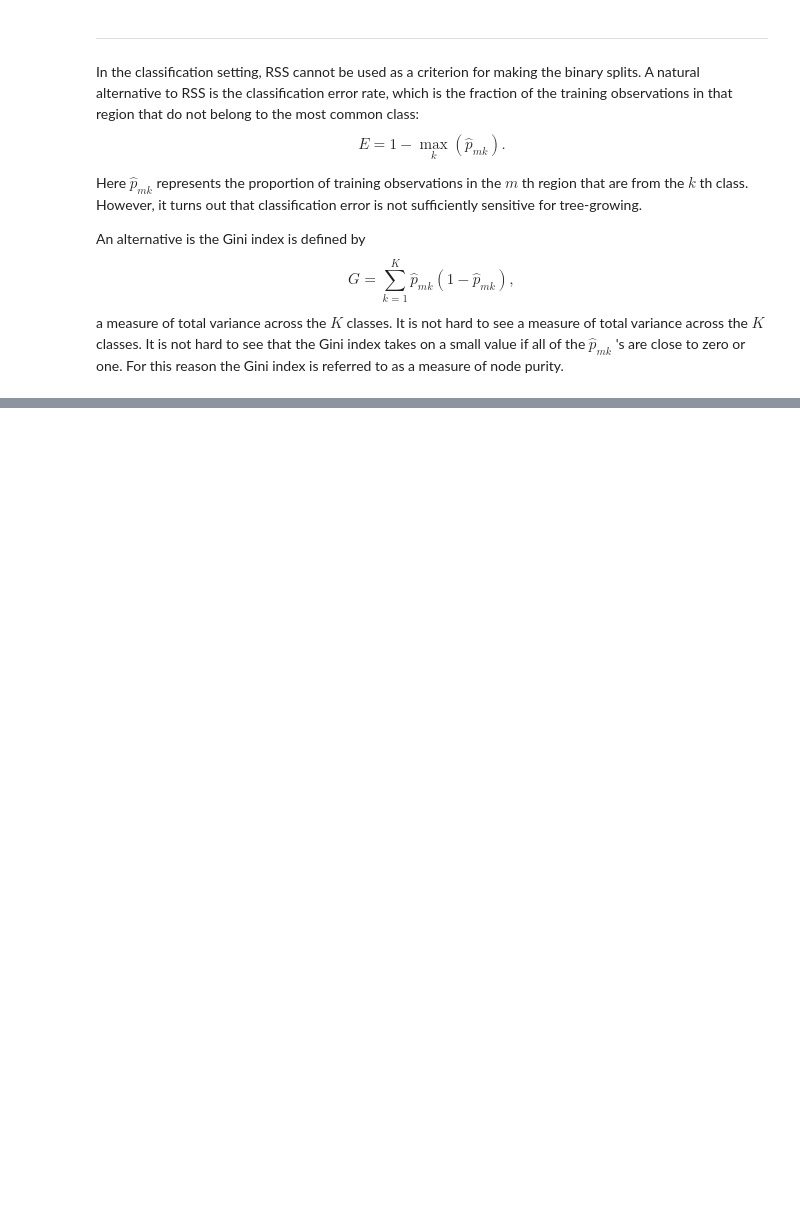
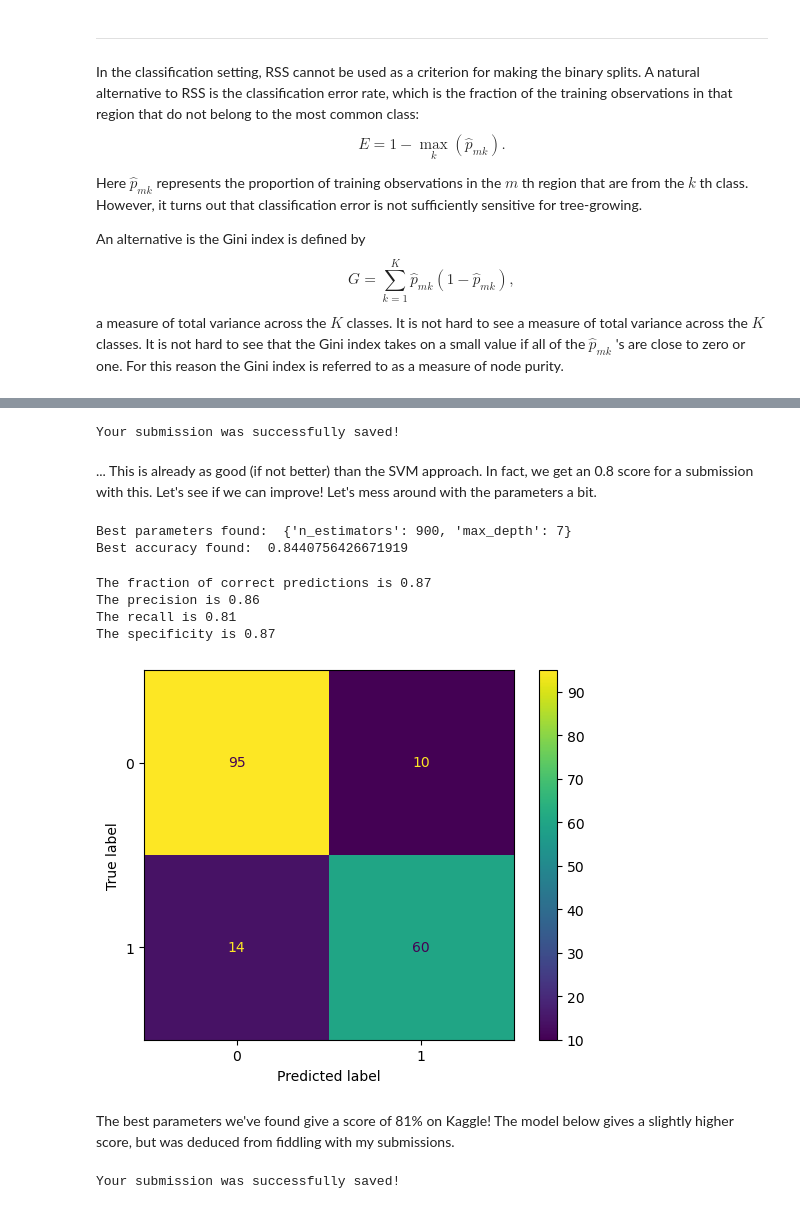
Before and after one commit to odshelley/kagglePublic, a Jupyter notebook: titanic/RFApproach.ipynb, the cells around one changed output, grey strips where cells are left out. Saved outputs shown, nothing was run; the diff lists cells and outputs as text; code cells hidden in the pictures; blank space fills up the shorter version.

```diff
--- a/titanic/RFApproach.ipynb
+++ b/titanic/RFApproach.ipynb
@@ -100,0 +175,68 @@ X_train, X_cv, y_train, y_cv = skm.train_test_split(X, y, test_size=0.3, random_
+# %%
+model = RFC(n_estimators=1000, max_depth=5, random_state=SEED)
+model.fit(X, y)
+saveSubmission(model, X_test, test, 'submissionRF')
+# %% [output]
+Your submission was successfully saved!
+# %% [markdown]
+... This is already as good (if not better) than the SVM approach. In fact, we get an 0.8 score for a submission with this. Let's see if we can improve! Let's mess around with the parameters a bit.
+# %%
+model = RFC(criterion='gini',
+            min_samples_split=4,
+            min_samples_leaf=5,
+            oob_score=True,
+            random_state=SEED,
+            n_jobs=-1,
+            verbose=0)
+
+# Round 1
+# # Create grid for searching
+# rf_param_grid = {
+#     'n_estimators' : [900,1000,1100,1200],
+#     'max_depth': [3,5,7,9],
+# }
+
+# Round 2
+# Create grid for searching
+rf_param_grid = {
+    'n_estimators' : [900],
+    'max_depth': [6,7,8],
+}
+
+# Perform random search
+rf_random = RandomizedSearchCV(param_distributions=rf_param_grid,
+                                    estimator = model, scoring = "accuracy",
+                                    verbose = 0, n_iter = 50, cv = 5)
+
+# Fit to the data
+rf_random.fit(X_train, y_train)
+
+print("Best parameters found: ", rf_random.best_params_)
+print("Best accuracy found: ", rf_random.best_score_)
+# %% [output]
+Best parameters found:  {'n_estimators': 900, 'max_depth': 7}
+Best accuracy found:  0.8440756426671919
+# %%
+confusionMatrix(rf_random,X_cv,y_cv)
+# %% [output]
+The fraction of correct predictions is 0.87
+The precision is 0.86
+The recall is 0.81
+The specificity is 0.87
+[figure, added]
+# %% [markdown]
+The best parameters we've found give a score of 81% on Kaggle! The model below gives a slightly higher score, but was deduced from fiddling with my submissions.
+# %%
+model = RFC(criterion='gini',
+            n_estimators=1100,
+            max_depth=5,
+            min_samples_split=4,
+            min_samples_leaf=5,
+            oob_score=True,
+            random_state=SEED,
+            n_jobs=-1,
+            verbose=0)
+model.fit(X,y)
+saveSubmission(model,X_test,test,'submissionRFTuned')
+# %% [output]
+Your submission was successfully saved!
```
Also changed, not shown: parts of 14 cells of this notebook, 4 other files.
